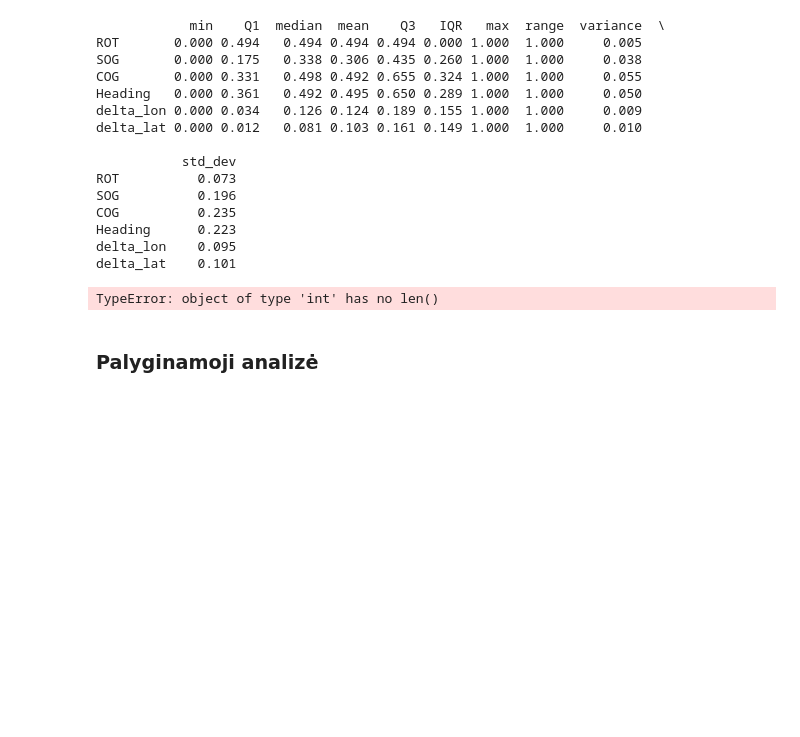
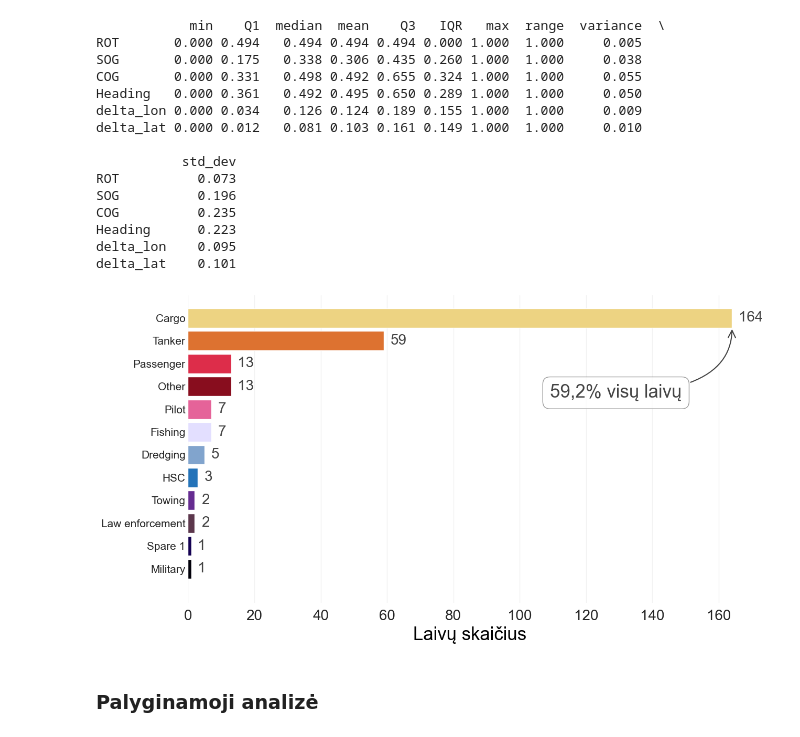
Before and after one commit to lukasjanusauskas/ais-duomenu-vizualizavimas, a Jupyter notebook: 1Lab.ipynb, the cells around one changed output. Drawn from its saved outputs; the diff is of its cells as text; code cells hidden in the pictures; blank space fills up the shorter version.

```diff
--- a/1Lab.ipynb
+++ b/1Lab.ipynb
@@ -901,9 +895,11 @@ import matplotlib.pyplot as plt
 import matplotlib.ticker as ticker
 import numpy as np
 
-# Data Preparation (daroma prielaida, kad data objektas jau egzistuoja)
-# For testing purposes assuming: ship_counts = pd.Series([35, 2000, 5000, ..., 70000])
-ship_counts = data["Ship type"].value_counts().sort_values(ascending=True)
+ship_counts = (
+    data.groupby("Ship type")["MMSI"]
+        .nunique()
+        .sort_values(ascending=True)
+)
 
 palette = [
     "#02010A", "#140152", "#5C374C", "#662C91",
@@ -912,37 +908,26 @@ palette = [
 ]
 colors = palette[:len(ship_counts)]
 
-# Calculations
 total_ships = ship_counts.sum()
 top_val = ship_counts.values[-1]
 top_pct = (top_val / total_ships) * 100
 
-# Setup
 fig, ax = plt.subplots(figsize=(13, 7))
 y_pos = np.arange(len(ship_counts))
 
-# --- TINY BAR VISIBILITY FIX ---
-# Force any bar to be at least 400 units wide visually so it doesn't vanish,
-# but we will still label it with its real value (e.g. 35)
-min_visual_width = 400
+min_visual_width = 1
 visual_lengths = [max(v, min_visual_width) for v in ship_counts.values]
 
-# --- THE VISUAL LAYERS ---
-
-# Layer 2: Main Bar (Thicker simple flat-edged bars)
 ax.barh(
     y_pos,
-    visual_lengths, # We use the visual lengths here so the tiny bar appears
+    visual_lengths,
     color=colors,
-    height=0.85     # 🔥 INCREASED from 0.6 to 0.85 for thicker bars
+    height=0.85
 )
-
-# --- SMART LABELS ---
 
 for y, real_value, vis_length in zip(y_pos, ship_counts.values, visual_lengths):
     label_text = f"{real_value:,}".replace(',', ' ')
-    # Place the text relative to the visual end of the bar so it doesn't overlap
-    text_x_pos = vis_length + 1000
+    text_x_pos = vis_length + 2
 
     ax.text(
         text_x_pos,
@@ -950,63 +935,50 @@ for y, real_value, vis_length in zip(y_pos, ship_counts.values, visual_lengths):
         label_text,
         va='center',
         fontsize=20,
-        # fontweight='bold',
         color='#444444'
     )
-
-# --- ANNOTATION (arrow below bar) ---
 
 ax.annotate(
     f"{top_pct:.1f}".replace(".", ",") + "% visų laivų",
     xy=(
         top_val,
-        len(ship_counts)-1 - 0.42 # Adjusted slightly for the thicker bar
+        len(ship_counts)-1 - 0.42
     ),
-    xytext=(top_val - 12000, len(ship_counts)-4.5),
+    xytext=(top_val - 35, len(ship_counts)-4.5),
     ha='center',
     arrowprops=dict(
         arrowstyle="->",
         color="#444444",
         connectionstyle="angle3,angleA=0,angleB=90",
         lw=1.5
     ),
     fontsize=25,
     color="#444444",
     bbox=dict(boxstyle="round,pad=0.4", fc="white", ec="gray", alpha=0.8)
 )
 
-# --- AXIS FORMATTING ---
-
-ax.xaxis.set_major_locator(ticker.MultipleLocator(5000))
-
-def thousands_formatter(x, pos):
-    return f'{int(x/1000)}'
-
-ax.xaxis.set_major_formatter(ticker.FuncFormatter(thousands_formatter))
-
-# --- FINAL STYLING ---
+ax.xaxis.set_major_locator(ticker.MultipleLocator(20))
 
 ax.set_yticks(y_pos)
 ax.set_yticklabels(ship_counts.index, fontsize=15, fontweight='medium')
 
-ax.set_xlim(0, 84000)
+ax.set_xlim(0, 170)
 ax.set_ylim(-1.5, len(ship_counts))
 
-ax.set_xlabel("Laivų skaičius (tūkstančiais)", fontsize=25, color='black')
-# ax.set_title("Laivų tipų pasiskirstymas", fontsize=30, fontweight='bold', pad=20)
+ax.set_xlabel("Laivų skaičius", fontsize=25, color='black')
 
 ax.grid(axis='y', visible=False)
 ax.grid(axis='x', color='gray', alpha=0.1, linewidth=1)
 ax.set_axisbelow(True)
 
 ax.spines[['top','right','left','bottom']].set_visible(False)
 ax.tick_params(axis='y', length=0)
-ax.tick_params(axis='x', color='gray')
+ax.tick_params(axis='x', color='gray', labelsize=20)
 
 plt.tight_layout()
 plt.show()
 # %% [output]
-TypeError: object of type 'int' has no len()
+[figure, added]
 # %% [markdown]
 ### Palyginamoji analizė
 # %%
```
Also changed, not shown: parts of 2 cells of this notebook.
